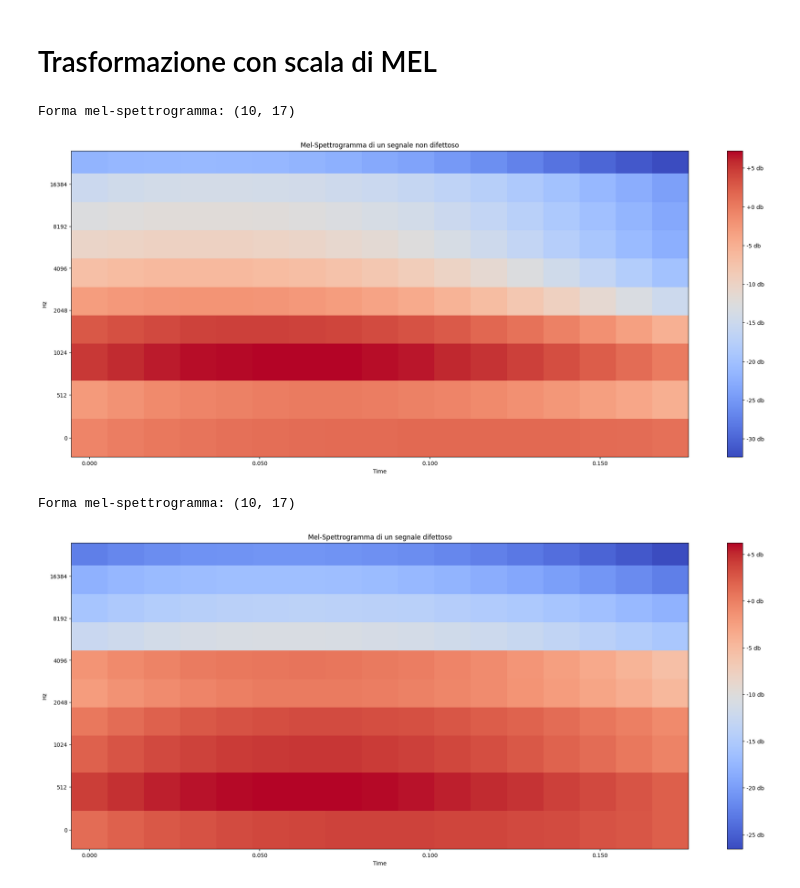
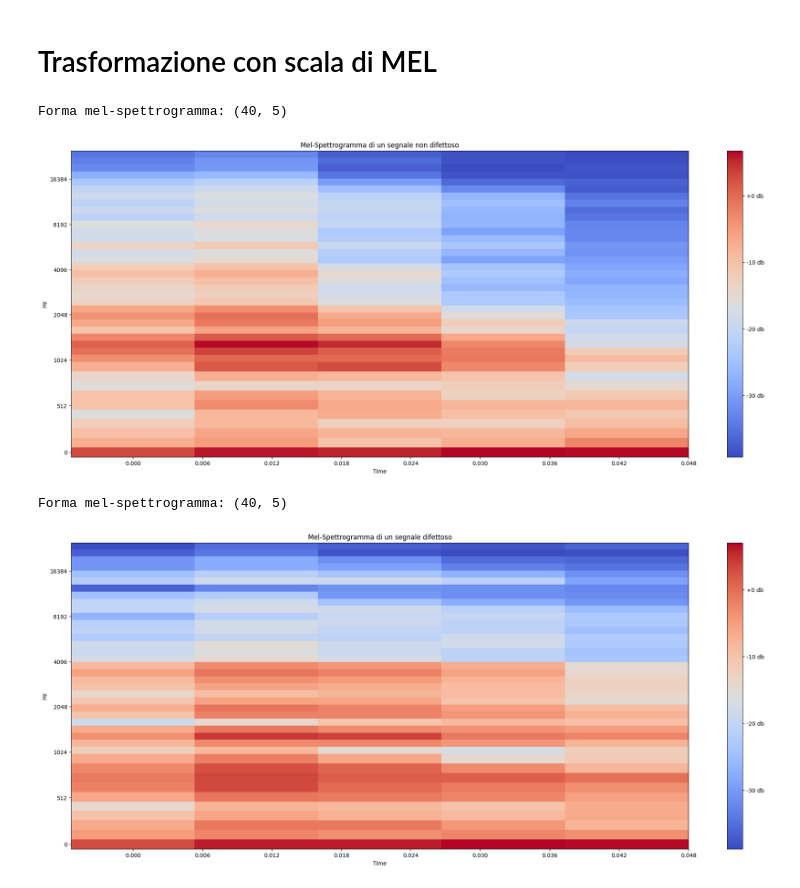
Before and after one commit to damdip/ClassificationOfTimeFrequencyDomainSignalWithNN, a Jupyter notebook: notebook/readTimeSignal.ipynb, the cells around one changed output. Saved outputs shown, nothing was run; the diff lists cells and outputs as text; code cells hidden in the pictures.

Commit message:
valutazioni aggiuntive e fix rappresentazione tempo frequenza

```diff
--- a/notebook/readTimeSignal.ipynb
+++ b/notebook/readTimeSignal.ipynb
@@ -126,8 +191,6 @@ def signal_to_mel_spectrogram(signal):
         n_fft: lunghezza della FFT window
         hop_length: numero di campioni tra frame consecutivi
         n_mels: numero di bande Mel
-        fmin: frequenza minima
-        fmax: frequenza massima (None = sr/2)
 
     Returns:
         mel_spectrogram: spettrogramma in scala Mel
@@ -137,45 +200,45 @@ def signal_to_mel_spectrogram(signal):
     mel_spec = librosa.feature.melspectrogram(
         y=signal,
         sr=48000,
-        n_fft=2048,
-        hop_length=64,
-        n_mels=10,
+        n_fft=1024,
+        n_mels=40,
+        hop_length=256,
     )
     return mel_spec
 
 
 
 
 mel_spec_no_defect = signal_to_mel_spectrogram(signal )
 
 print(f"Forma mel-spettrogramma: {mel_spec_no_defect.shape}")  # (n_mels, n_frames)
 
 
 log_mel_spec_no_defect = librosa.power_to_db(mel_spec_no_defect)
 
 plt.figure(figsize=(25, 10 ))
 librosa.display.specshow(log_mel_spec_no_defect,x_axis='time', y_axis='mel',sr=48000 )
 plt.colorbar(format='%+2.0f db')
 plt.title('Mel-Spettrogramma di un segnale non difettoso')
 plt.show()
 
 
 mel_spec_defect = signal_to_mel_spectrogram(signalWithDefect)
 
 print(f"Forma mel-spettrogramma: {mel_spec_defect.shape}")  # (n_mels, n_frames)
 
 
 log_mel_spec_defect = librosa.power_to_db(mel_spec_defect)
 plt.figure(figsize=(25, 10 ))
 librosa.display.specshow(log_mel_spec_defect,x_axis='time', y_axis='mel',sr=48000 )
 plt.colorbar(format='%+2.0f db')
 plt.title('Mel-Spettrogramma di un segnale difettoso')
 plt.show()
 # %% [output]
-Forma mel-spettrogramma: (10, 17)
+Forma mel-spettrogramma: (40, 5)
-[figure, old version]
+[figure, new version]
-Forma mel-spettrogramma: (10, 17)
+Forma mel-spettrogramma: (40, 5)
-[figure, old version]
+[figure, new version]
 # %%
 type(log_mel_spec_defect)
 np.save('log_mel_spec_defect.npy', log_mel_spec_defect)
```
Also changed, not shown: parts of 4 cells of this notebook, 37 other files.
